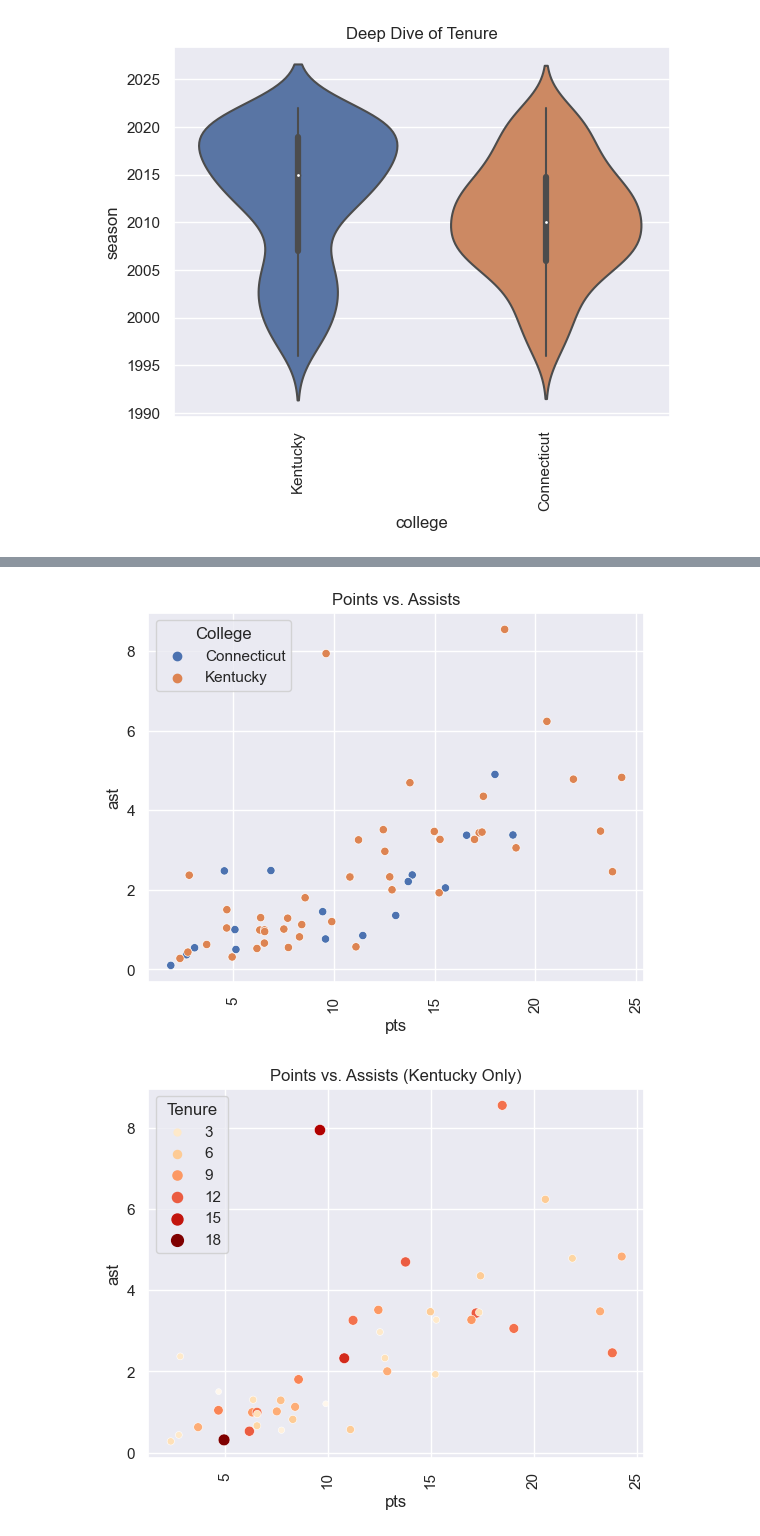
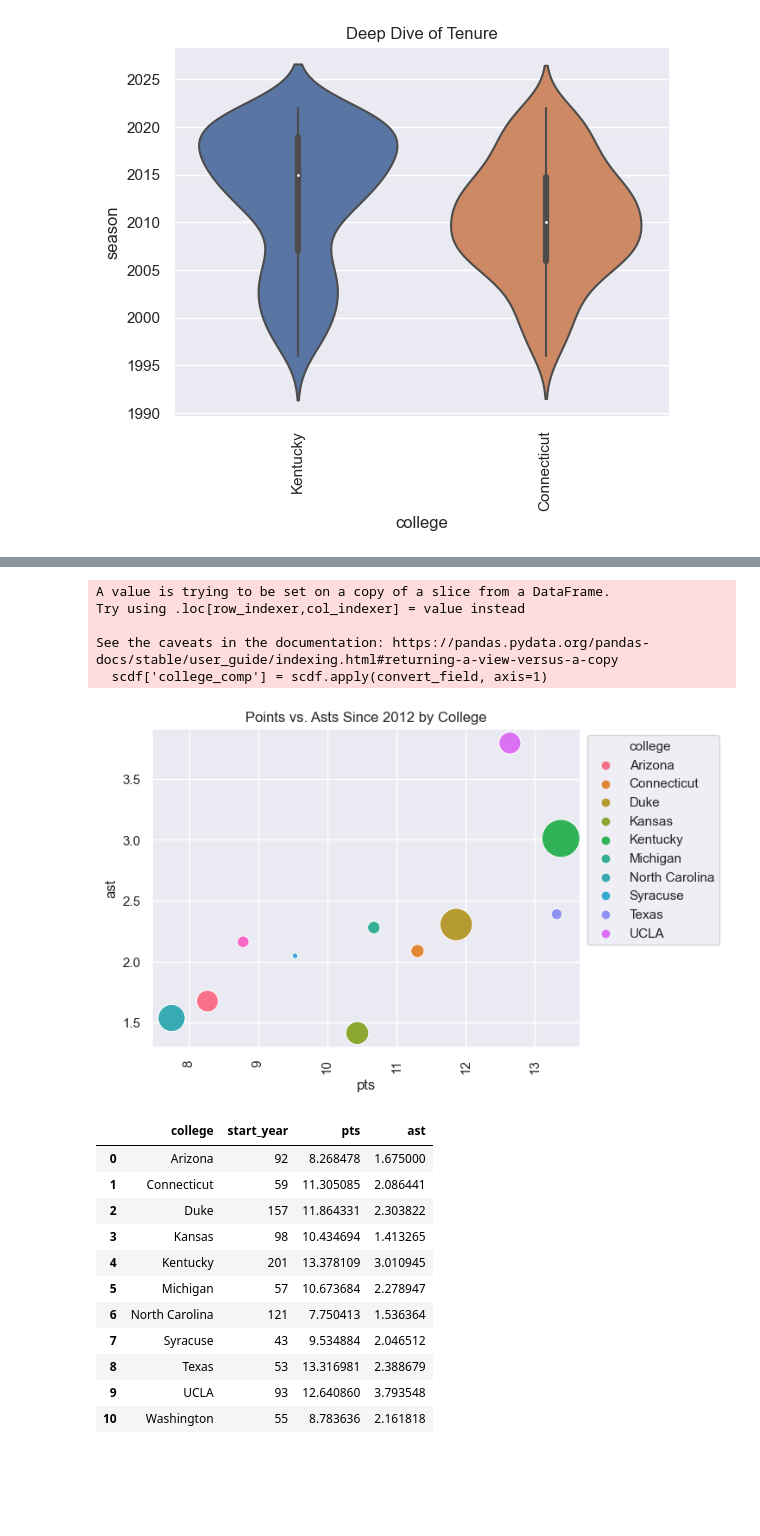
Before and after one commit to doorfish/data-analysis-project, a Jupyter notebook: python_data_analysis_project.ipynb, the cells around one changed output, grey strips where cells are left out. Cells and saved outputs as stored; diff of their text form; code cells hidden in the pictures; blank space fills up the shorter version.

Commit message:
Added another graph in notebook

```diff
--- a/python_data_analysis_project.ipynb
+++ b/python_data_analysis_project.ipynb
@@ -612,20 +520,47 @@ plt.show()
-# %%
-#Deep dive to performance against the two colleges
-
-df = scatter_df.loc[(scatter_df['college'] == 'Kentucky') | (scatter_df['college'] == 'Connecticut')]
-sns.scatterplot(df,x='pts',y='ast', hue='college', legend=True).set(title='Points vs. Assists')
-plt.xticks(rotation=90)
-plt.legend(title='College',loc='upper left')
-plt.show()
-# %% [output]
-[figure, removed]
-# %%
-#Create heat map on scatterplot by tenure
-
-df = scatter_df.loc[(scatter_df['college'] == 'Kentucky')]
-sns.scatterplot(df,x='pts',y='ast', size='start_year', hue='start_year', palette='OrRd', legend=True).set(title='Points vs. Assists (Kentucky Only)')
-plt.xticks(rotation=90)
-plt.legend(title='Tenure',loc='upper left')
-plt.show()
-# %% [output]
-[figure, removed]
+# %%
+#Compare Kentucky against the rest of the colleges
+
+def convert_field(row):
+    if row['college'] == 'Kentucky':
+        val = 'Kentucky'
+    else:
+        val = 'Other'
+    return val
+
+scdf = college_analysis.loc[(college_analysis['ranking'] <= 10) & (college_analysis['start_year'] > 2012)]
+scdf['college_comp'] = scdf.apply(convert_field, axis=1)
+
+scdf = scdf.groupby(['college']).agg({
+    'start_year': 'count',
+    'pts': 'mean',
+    'ast': 'mean',
+}).reset_index()
+
+minsize = min(scdf['start_year'])/2
+maxsize = max(scdf['start_year'])*5
+ax = sns.scatterplot(scdf,x='pts',y='ast', size='start_year', sizes=(minsize, maxsize), hue='college', legend=True)
+h, l = ax.get_legend_handles_labels()
+plt.xticks(rotation=90)
+plt.legend(h[0:11], l[0:11], loc='upper left', bbox_to_anchor=(1, 1))
+ax.set(title='Points vs. Asts Since 2012 by College')
+plt.show()
+scdf
+# %% [output]
+A value is trying to be set on a copy of a slice from a DataFrame.
+Try using .loc[row_indexer,col_indexer] = value instead
+
+See the caveats in the documentation: https://pandas.pydata.org/pandas-docs/stable/user_guide/indexing.html#returning-a-view-versus-a-copy
+  scdf['college_comp'] = scdf.apply(convert_field, axis=1)
+[figure, added]
+|  | college | start_year | pts | ast |
+| 0 | Arizona | 92 | 8.268478 | 1.675000 |
+| 1 | Connecticut | 59 | 11.305085 | 2.086441 |
+| 2 | Duke | 157 | 11.864331 | 2.303822 |
+| 3 | Kansas | 98 | 10.434694 | 1.413265 |
+| 4 | Kentucky | 201 | 13.378109 | 3.010945 |
+| 5 | Michigan | 57 | 10.673684 | 2.278947 |
+| 6 | North Carolina | 121 | 7.750413 | 1.536364 |
+| 7 | Syracuse | 43 | 9.534884 | 2.046512 |
+| 8 | Texas | 53 | 13.316981 | 2.388679 |
+| 9 | UCLA | 93 | 12.640860 | 3.793548 |
+| 10 | Washington | 55 | 8.783636 | 2.161818 |
```
Also changed, not shown: parts of 11 cells of this notebook.
